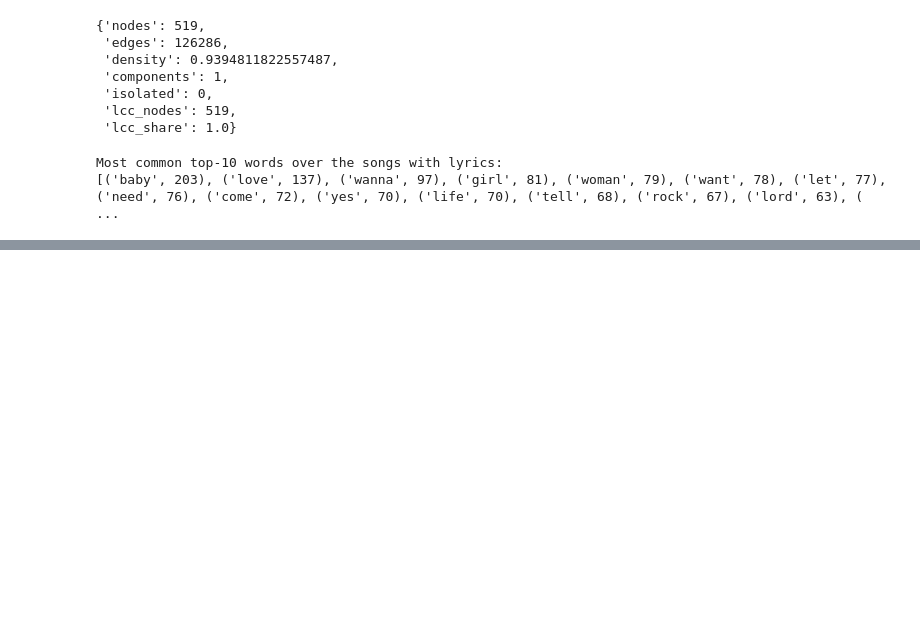
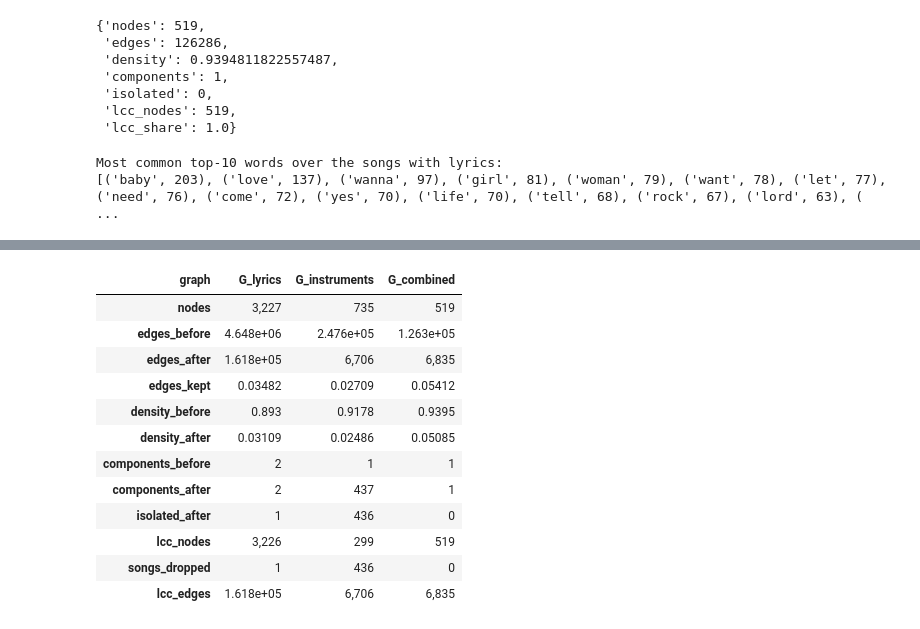
Before and after one commit to CRisager/SocialGraphs_FinalProject, a Jupyter notebook: notebooks/analysis.ipynb, the cells around one changed output, grey strips where cells are left out. Cells and saved outputs as stored; diff of their text form; code cells hidden in the pictures; blank space fills up the shorter version.

```diff
--- a/notebooks/analysis.ipynb
+++ b/notebooks/analysis.ipynb
@@ -161,0 +199,37 @@ step1.round(4)
+# %%
+P = {"G_lyrics": graphs.add_metadata(bb.disparity_pvalues_dense(S_lyrics, lyrics_ids, keep_below=0.1), songs),
+     "G_instruments": bb.disparity_pvalues(G_instruments),
+     "G_combined": bb.disparity_pvalues(G_combined)}
+before = {"G_lyrics": graphs.dense_summary(S_lyrics),
+          "G_instruments": graphs.summary(G_instruments),
+          "G_combined": graphs.summary(G_combined)}
+
+backbones, lcc, rows = {}, {}, []
+for name, Pg in P.items():
+    backbones[name] = bb.backbone(Pg, ALPHA)
+    lcc[name] = bb.largest_component(backbones[name])
+    b, a = before[name], graphs.summary(backbones[name])
+    rows.append({"graph": name, "nodes": b["nodes"],
+                 "edges_before": b["edges"], "edges_after": a["edges"], "edges_kept": a["edges"] / b["edges"],
+                 "density_before": b["density"], "density_after": a["density"],
+                 "components_before": b["components"], "components_after": a["components"],
+                 "isolated_after": a["isolated"], "lcc_nodes": lcc[name].number_of_nodes(),
+                 "songs_dropped": b["nodes"] - lcc[name].number_of_nodes(),
+                 "lcc_edges": lcc[name].number_of_edges()})
+step2 = pd.DataFrame(rows).set_index("graph")
+step2.to_csv(RESULTS_DIR / "step2_backbone.csv")
+step2.T.apply(lambda col: col.map(lambda x: f"{x:,.4g}"))
+# %% [output]
+| graph | G_lyrics | G_instruments | G_combined |
+| nodes | 3,227 | 735 | 519 |
+| edges_before | 4.648e+06 | 2.476e+05 | 1.263e+05 |
+| edges_after | 1.618e+05 | 6,706 | 6,835 |
+| edges_kept | 0.03482 | 0.02709 | 0.05412 |
+| density_before | 0.893 | 0.9178 | 0.9395 |
+| density_after | 0.03109 | 0.02486 | 0.05085 |
+| components_before | 2 | 1 | 1 |
+| components_after | 2 | 437 | 1 |
+| isolated_after | 1 | 436 | 0 |
+| lcc_nodes | 3,226 | 299 | 519 |
+| songs_dropped | 1 | 436 | 0 |
+| lcc_edges | 1.618e+05 | 6,706 | 6,835 |
```
Also changed, not shown: parts of 13 cells of this notebook, 10 other files.
